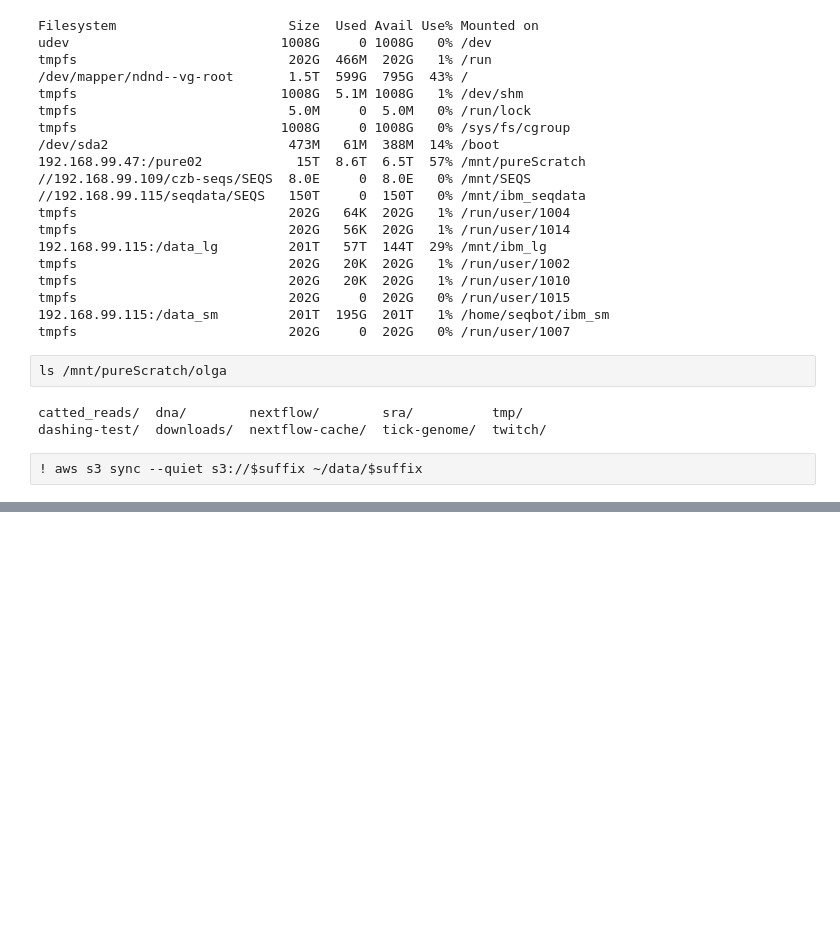
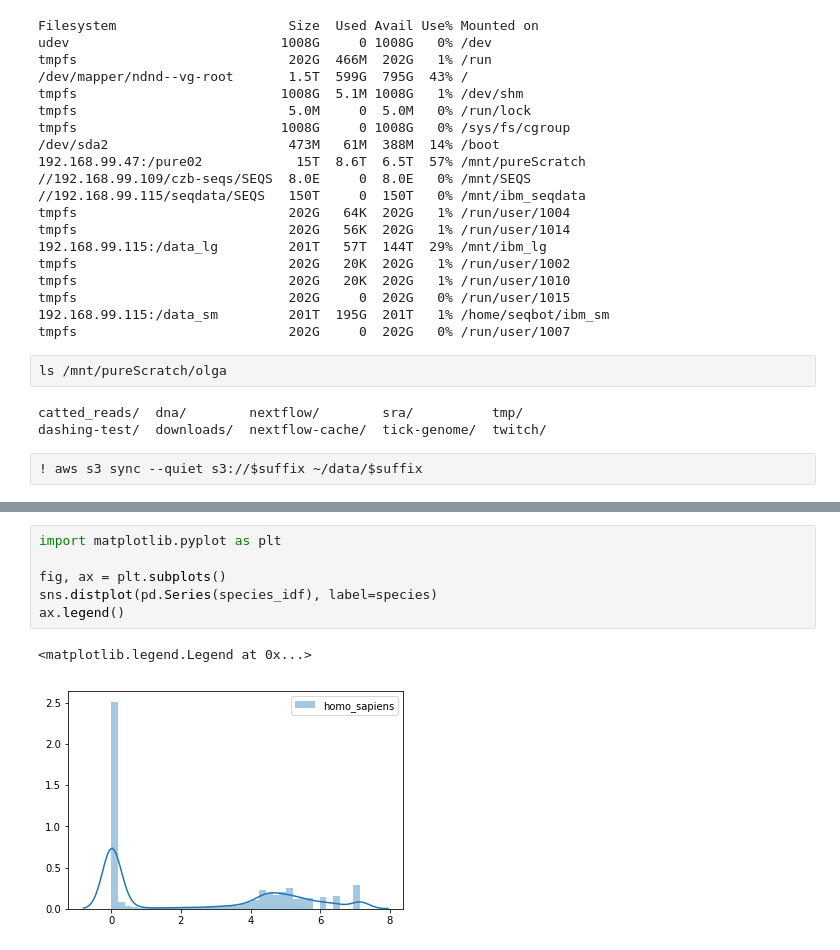
Before and after one commit to czbiohub/kh-analysis, a Jupyter notebook: notebooks/hematopoeisis_tf-idf.ipynb, the cells around one changed output, grey strips where cells are left out. Cells and saved outputs as stored; diff of their text form; blank space fills up the shorter version.

```diff
--- a/notebooks/hematopoeisis_tf-idf.ipynb
+++ b/notebooks/hematopoeisis_tf-idf.ipynb
@@ -93,0 +420,9 @@ dashing-test/  downloads/  nextflow-cache/  tick-genome/  twitch/
+# %%
+import matplotlib.pyplot as plt
+
+fig, ax = plt.subplots()
+sns.distplot(pd.Series(species_idf), label=species)
+ax.legend()
+# %% [output]
+<matplotlib.legend.Legend at 0x...>
+[figure, added]
```
Also changed, not shown: parts of 58 cells of this notebook, 2 other files.
